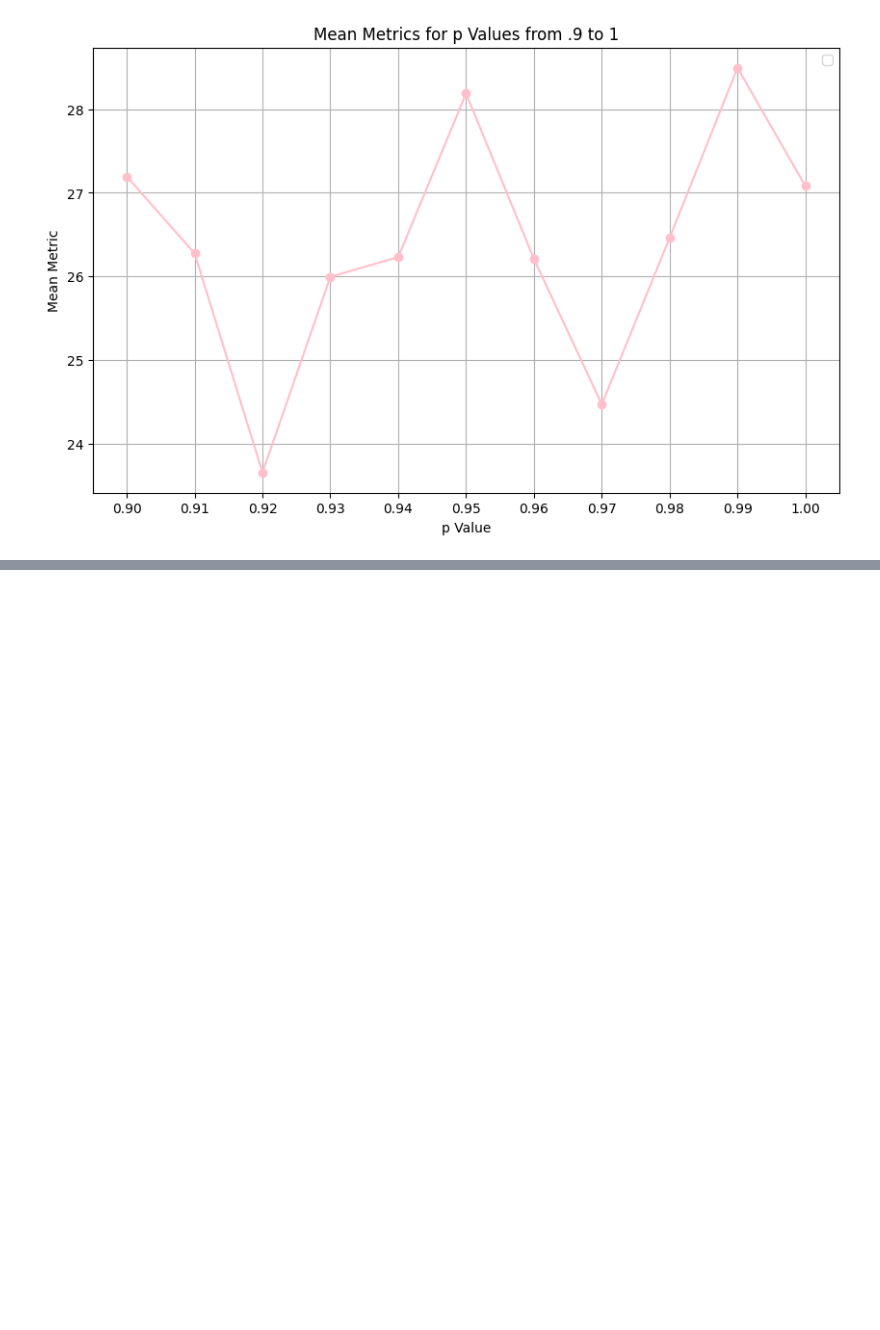
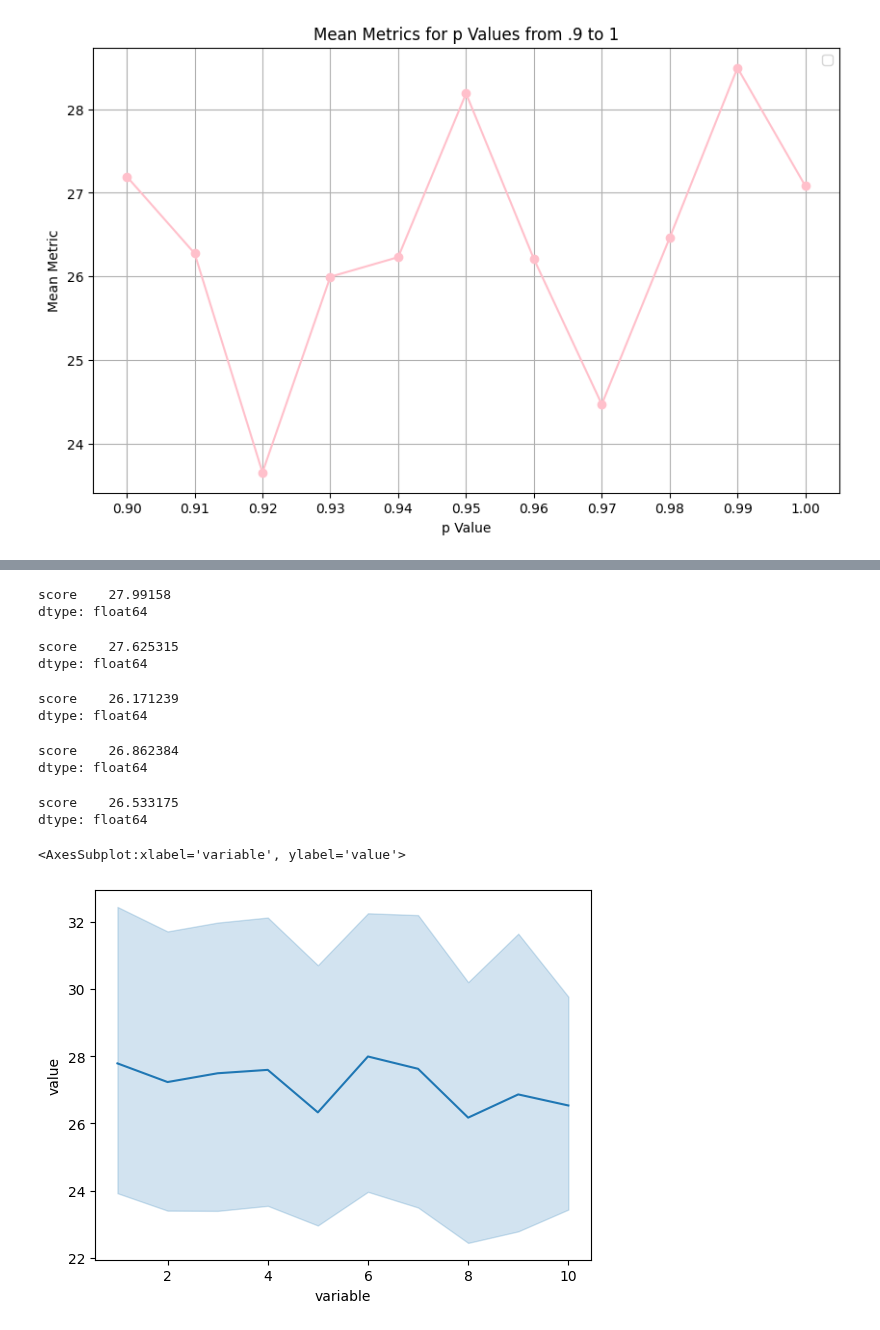
Before and after one commit to swaggirl9000/humor, a Jupyter notebook: notebooks/base_metric_comparison.ipynb, the cells around one changed output, grey strips where cells are left out. Drawn from its saved outputs; the diff is of its cells as text; code cells hidden in the pictures; blank space fills up the shorter version.

```diff
--- a/notebooks/base_metric_comparison.ipynb
+++ b/notebooks/base_metric_comparison.ipynb
@@ -969,0 +1055,48 @@ No artists with labels found to put in legend.  Note that artists whose label st
+# %%
+p6_metric = bipartite_metric(p_6, ground_truth)
+p6_metric.mean()
+# %% [output]
+score    27.99158
+dtype: float64
+# %%
+p7_metric = bipartite_metric(p_7, ground_truth)
+p7_metric.mean()
+# %% [output]
+score    27.625315
+dtype: float64
+# %%
+p8_metric = bipartite_metric(p_8, ground_truth)
+p8_metric.mean()
+# %% [output]
+score    26.171239
+dtype: float64
+# %%
+p9_metric = bipartite_metric(p_9, ground_truth)
+p9_metric.mean()
+# %% [output]
+score    26.862384
+dtype: float64
+# %%
+p10_metric = bipartite_metric(p_10, ground_truth)
+p10_metric.mean()
+# %% [output]
+score    26.533175
+dtype: float64
+# %%
+p_vals = pd.DataFrame({
+    1: p1_metric["score"],
+    2: p2_metric["score"],
+    3: p3_metric["score"],
+    4: p4_metric["score"],
+    5: p5_metric["score"],
+    6: p6_metric["score"],
+    7: p7_metric["score"],
+    8: p8_metric["score"],
+    9: p9_metric["score"],
+    10: p10_metric["score"],
+}).melt()
+
+sns.lineplot(p_vals, x="variable", y="value")
+# %% [output]
+<AxesSubplot:xlabel='variable', ylabel='value'>
+[figure, added]
```
Also changed, not shown: parts of 12 cells of this notebook, 1 other file.
